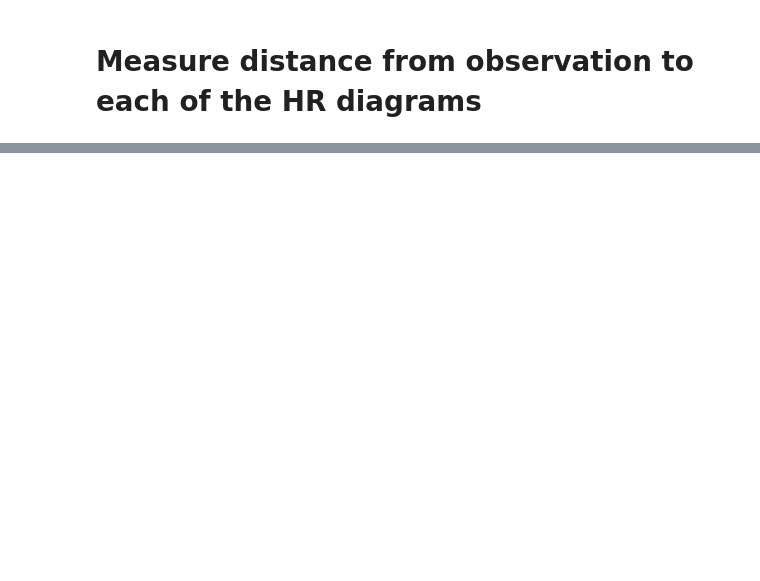
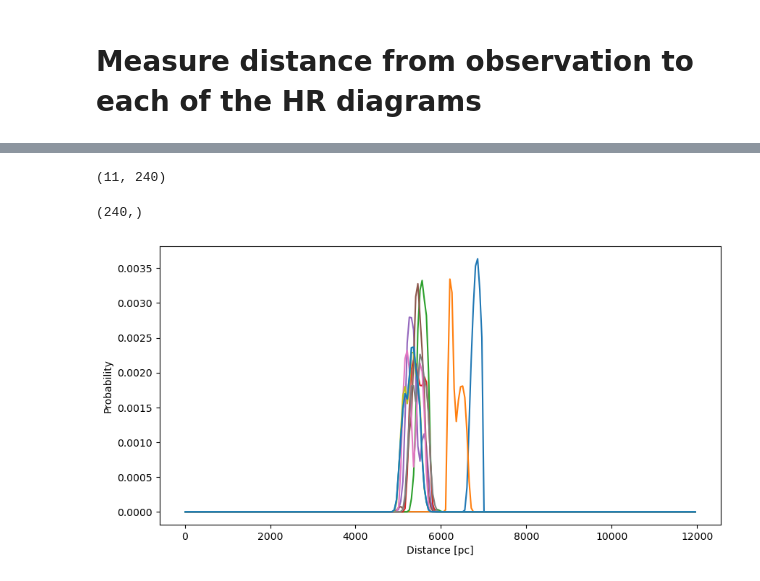
Before and after one commit to JASMINE-Mission/jasmine_mockcat, a Jupyter notebook: Notebooks/MockCattests.ipynb, the cells around one changed output, grey strips where cells are left out. Cells and saved outputs as stored; diff of their text form; code cells hidden in the pictures; blank space fills up the shorter version.

```diff
--- a/Notebooks/MockCattests.ipynb
+++ b/Notebooks/MockCattests.ipynb
@@ -423,0 +494,3 @@ headers[0][start_of_new_header[0]:]
+# %%
+for i,L in enumerate(likelihoods):
+    print(i,np.sum(L),np.sum(priors[i]))
@@ -423,0 +546,37 @@ headers[0][start_of_new_header[0]:]
+# %%
+dist_bins = np.arange(10,12000,50)
+# %%
+probabilities = []
+for icomp_,MLi in enumerate(ML):
+    probabilities_i = []
+    mass_bins = np.clip(MLi[:,0],a_min=IMF_params["Ml"],a_max=IMF_params["Mu"])
+    prior = 1/mass_bins*IMF_dNdlogm(mass_bins)
+    for D in dist_bins:
+        #To-Do: check if it works with only one magnitude
+        dist_std = get_gaussian_distance2D_atD(mag,mag_error,col,col_error,mag_index,col_index,absorption_ratio,extinction_ratio,D,EJKs,hscale,MLi,
+                                            ML_mag_offset,ML_mag_sig_offset,ML_mag_max_offset,ML_mag_min_offset,
+                                            ML_colour_offset,ML_colour_sig_offset,ML_colour_max_offset,ML_colour_min_offset,)
+        L = scipy.stats.norm.pdf(dist_std)
+        post = scipy.integrate.simpson(L*prior,mass_bins)
+        probabilities_i.append(post)
+    probabilities.append(probabilities_i)
+probabilities = np.array(probabilities)
+norms = [scipy.integrate.simpson(p,x=dist_bins) for p in probabilities]
+# %%
+probabilities.shape
+# %% [output]
+(11, 240)
+# %%
+dist_bins.shape
+# %% [output]
+(240,)
+# %%
+fig,axes = plt.subplots(figsize=(10,5))
+
+for i in range(len(ML)):
+    axes.plot(dist_bins,probabilities[i]/norms[i])
+
+axes.set_xlabel("Distance [pc]")
+axes.set_ylabel("Probability");
+# %% [output]
+[figure, added]
```
Also changed, not shown: parts of 63 cells of this notebook, 2 other files.
